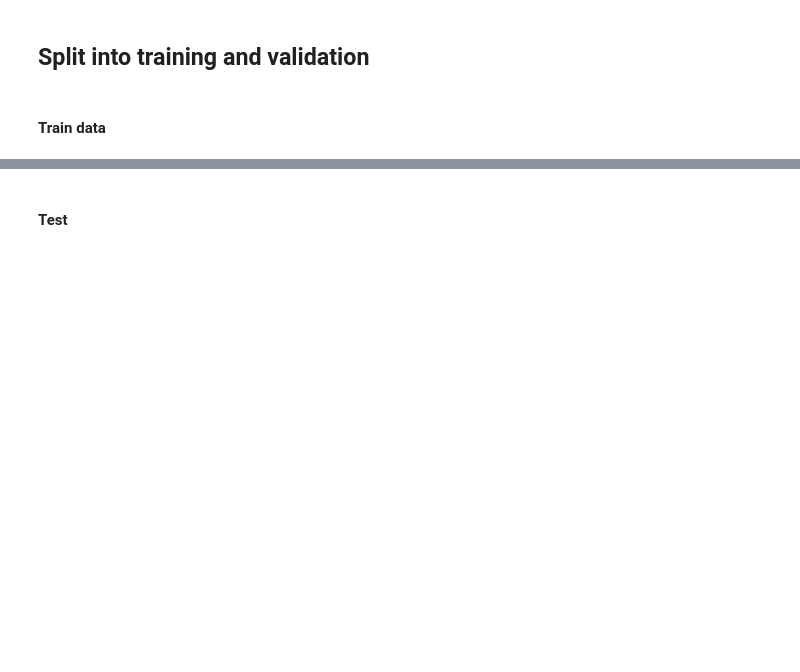
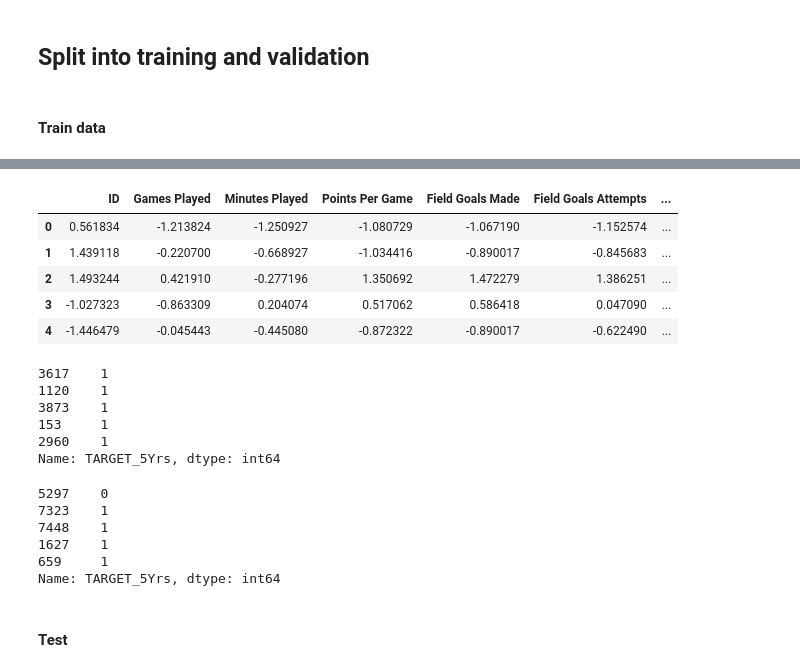
Before and after one commit to aprilgum/adv-dsi-2022-at1-grp4, a Jupyter notebook: nba-career-prediction/notebooks/at-group4-week1-prepare-data.ipynb, the cells around one changed output, grey strips where cells are left out. Saved outputs shown, nothing was run; the diff lists cells and outputs as text; code cells hidden in the pictures; blank space fills up the shorter version.

```diff
--- a/nba-career-prediction/notebooks/at-group4-week1-prepare-data.ipynb
+++ b/nba-career-prediction/notebooks/at-group4-week1-prepare-data.ipynb
@@ -104,3 +150,52 @@ np.save('../data/processed/y_val',   y_val)
+# %%
+X_val = pd.DataFrame(X_val,
+             columns=['ID',
+                 'Games Played',
+    'Minutes Played',
+    'Points Per Game',
+    'Field Goals Made',
+    'Field Goals Attempts',
+    'Field Goals Percent',
+    '3Points Made',
+    '3Points Attempts',
+    '3Points Percent',
+    'Free Throw Made',
+    'Free Throw Attempts',
+    'Free Throw Percent',
+    'Offensive Rebounds',
+    'Defensive Rebounds',
+    'Rebounds',
+    'Assists',
+    'Steals',
+    'Blocks',
+    'Turnovers'])
+
+X_val.head()
+# %% [output]
+|  | ID | Games Played | Minutes Played | Points Per Game | Field Goals Made | Field Goals Attempts | ... |
+| 0 | 0.561834 | -1.213824 | -1.250927 | -1.080729 | -1.067190 | -1.152574 | ... |
+| 1 | 1.439118 | -0.220700 | -0.668927 | -1.034416 | -0.890017 | -0.845683 | ... |
+| 2 | 1.493244 | 0.421910 | -0.277196 | 1.350692 | 1.472279 | 1.386251 | ... |
+| 3 | -1.027323 | -0.863309 | 0.204074 | 0.517062 | 0.586418 | 0.047090 | ... |
+| 4 | -1.446479 | -0.045443 | -0.445080 | -0.872322 | -0.890017 | -0.622490 | ... |
+# %%
+y_train.head()
+# %% [output]
+3617    1
+1120    1
+3873    1
+153     1
+2960    1
+Name: TARGET_5Yrs, dtype: int64
+# %%
+y_val.head()
+# %% [output]
+5297    0
+7323    1
+7448    1
+1627    1
+659     1
+Name: TARGET_5Yrs, dtype: int64
 # %% [markdown]
 #### Test
 # %%
```
Also changed, not shown: parts of 8 cells of this notebook, 2 other files.
